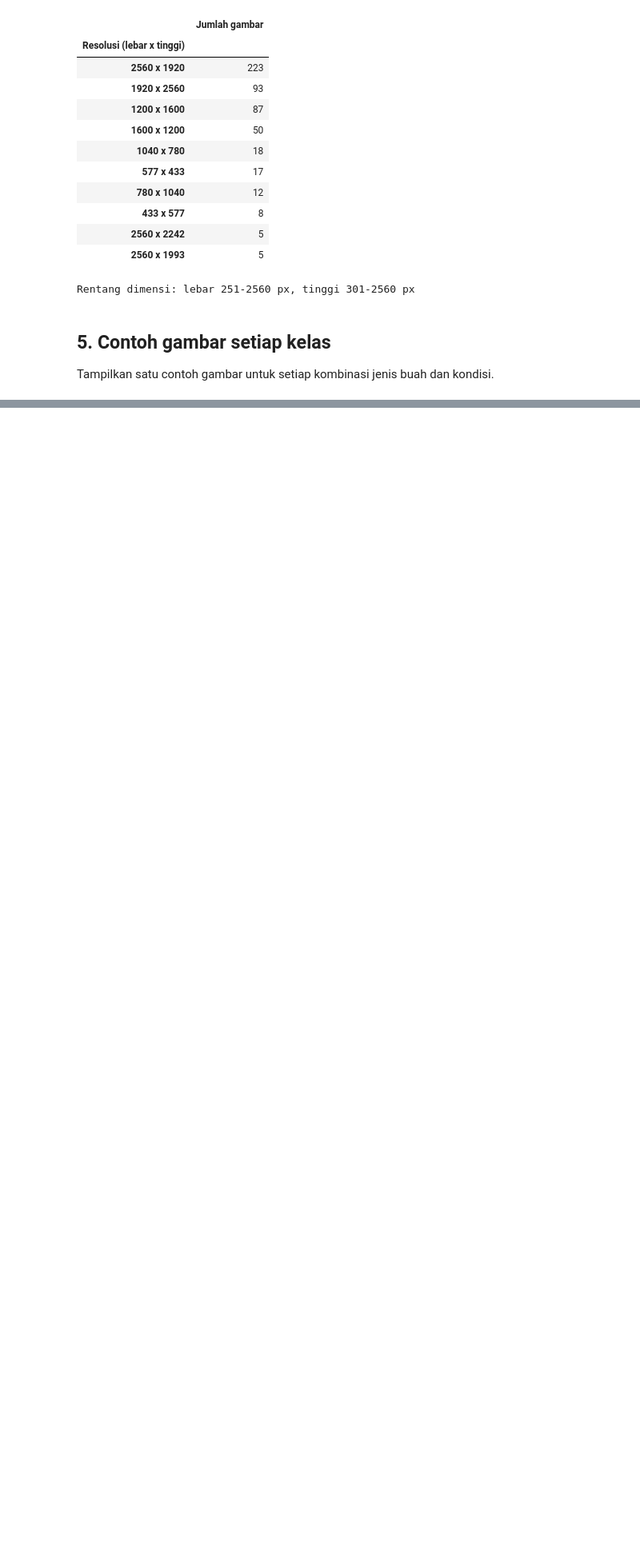
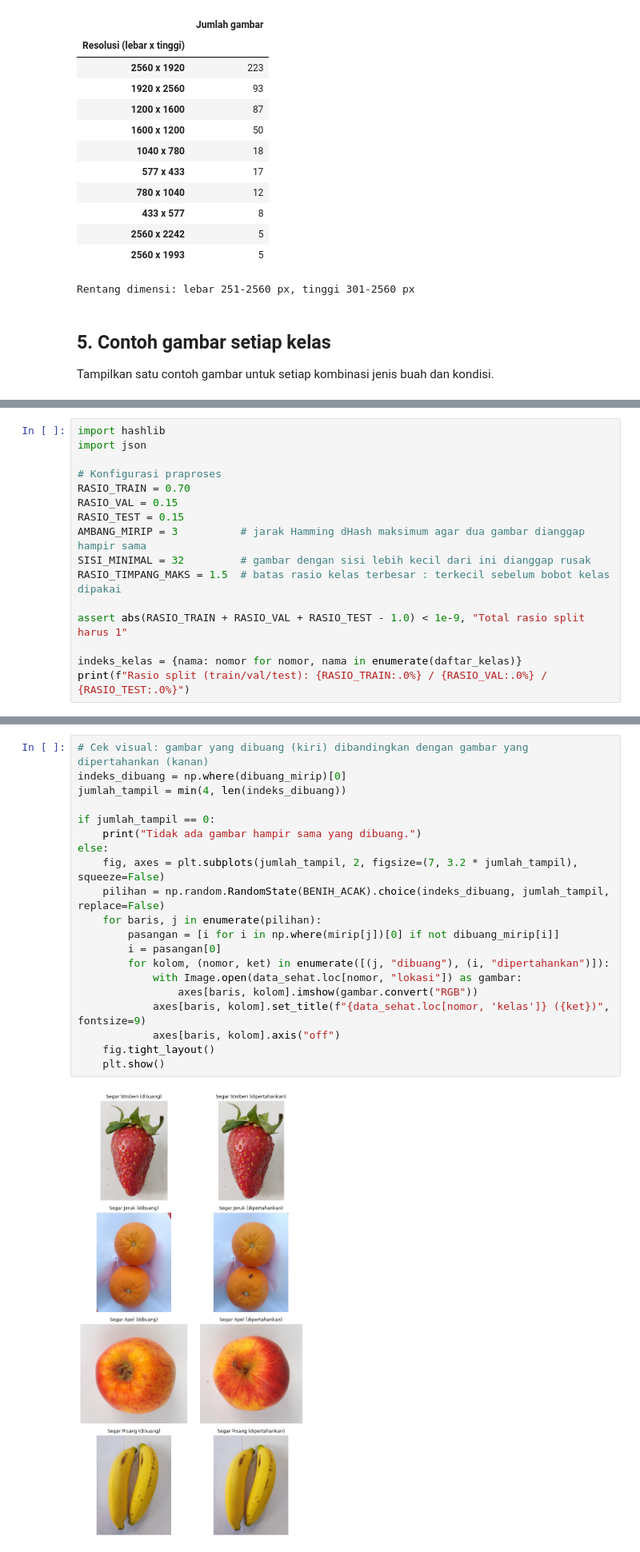
Before and after one commit to carlos1739/fruit_freshness_classification, a Jupyter notebook: notebooks/proyek1.ipynb, the cells around one changed output, grey strips where cells are left out. Shown at 80% size. Saved outputs shown, nothing was run; the diff lists cells and outputs as text; blank space fills up the shorter version.

Commit message:
Tambah praproses data: cek rusak, duplikat, split, dan cek kebocoran

```diff
--- a/notebooks/proyek1.ipynb
+++ b/notebooks/proyek1.ipynb
@@ -332,0 +339,16 @@ plt.show()
+# %%
+import hashlib
+import json
+
+# Konfigurasi praproses
+RASIO_TRAIN = 0.70
+RASIO_VAL = 0.15
+RASIO_TEST = 0.15
+AMBANG_MIRIP = 3          # jarak Hamming dHash maksimum agar dua gambar dianggap hampir sama
+SISI_MINIMAL = 32         # gambar dengan sisi lebih kecil dari ini dianggap rusak
+RASIO_TIMPANG_MAKS = 1.5  # batas rasio kelas terbesar : terkecil sebelum bobot kelas dipakai
+
+assert abs(RASIO_TRAIN + RASIO_VAL + RASIO_TEST - 1.0) < 1e-9, "Total rasio split harus 1"
+
+indeks_kelas = {nama: nomor for nomor, nama in enumerate(daftar_kelas)}
+print(f"Rasio split (train/val/test): {RASIO_TRAIN:.0%} / {RASIO_VAL:.0%} / {RASIO_TEST:.0%}")
@@ -332,0 +493,22 @@ plt.show()
+# %%
+# Cek visual: gambar yang dibuang (kiri) dibandingkan dengan gambar yang dipertahankan (kanan)
+indeks_dibuang = np.where(dibuang_mirip)[0]
+jumlah_tampil = min(4, len(indeks_dibuang))
+
+if jumlah_tampil == 0:
+    print("Tidak ada gambar hampir sama yang dibuang.")
+else:
+    fig, axes = plt.subplots(jumlah_tampil, 2, figsize=(7, 3.2 * jumlah_tampil), squeeze=False)
+    pilihan = np.random.RandomState(BENIH_ACAK).choice(indeks_dibuang, jumlah_tampil, replace=False)
+    for baris, j in enumerate(pilihan):
+        pasangan = [i for i in np.where(mirip[j])[0] if not dibuang_mirip[i]]
+        i = pasangan[0]
+        for kolom, (nomor, ket) in enumerate([(j, "dibuang"), (i, "dipertahankan")]):
+            with Image.open(data_sehat.loc[nomor, "lokasi"]) as gambar:
+                axes[baris, kolom].imshow(gambar.convert("RGB"))
+            axes[baris, kolom].set_title(f"{data_sehat.loc[nomor, 'kelas']} ({ket})", fontsize=9)
+            axes[baris, kolom].axis("off")
+    fig.tight_layout()
+    plt.show()
+# %% [output]
+[figure, added]
```
Also changed, not shown: parts of 17 cells of this notebook, 4 other files.
